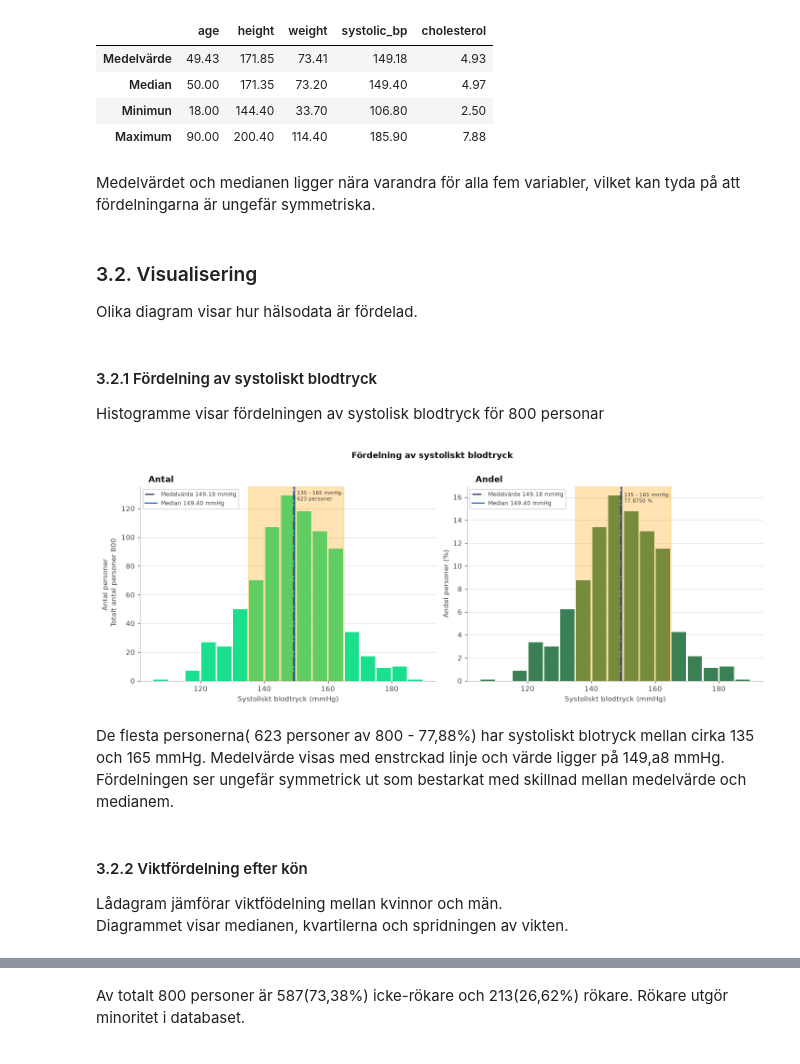
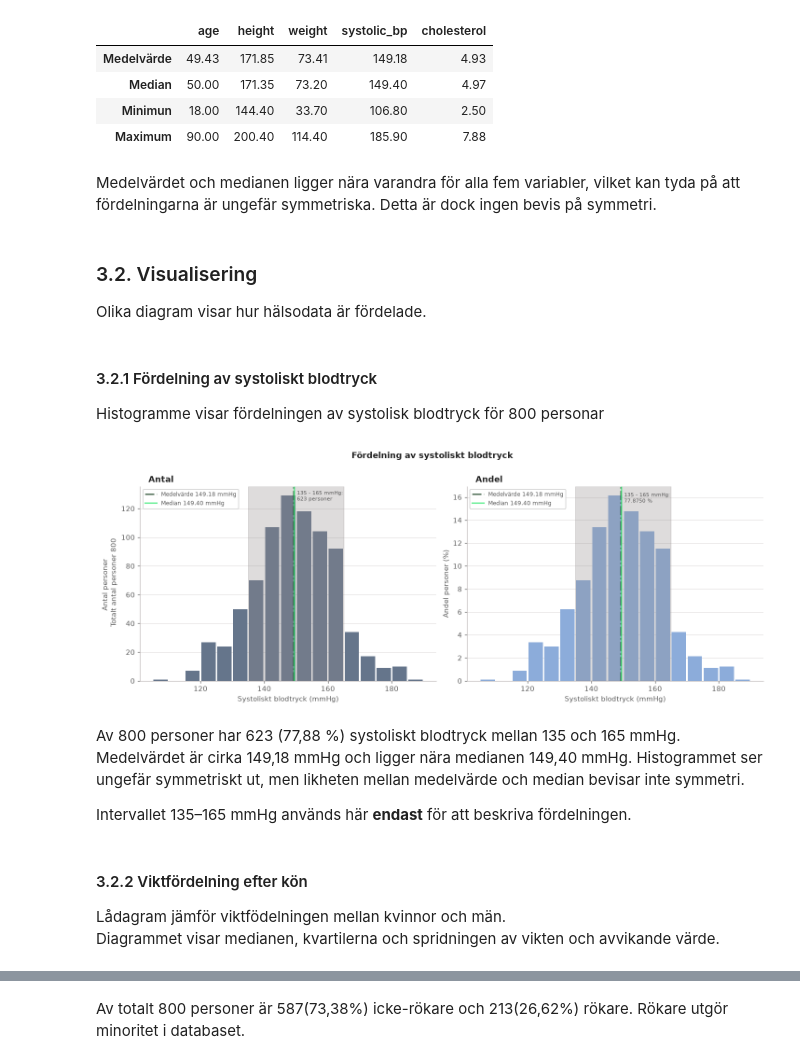
Before and after one commit to Yttak82/health_analysis, a Jupyter notebook: notebooks/analysis.ipynb, the cells around one changed output, grey strips where cells are left out. Drawn from its saved outputs; the diff is of its cells as text; code cells hidden in the pictures.

```diff
--- a/notebooks/analysis.ipynb
+++ b/notebooks/analysis.ipynb
@@ -56,16 +53,17 @@ POWER_SAMPLE_SIZE = [100, 200, 400, 800, 1600, 3200]
 ### 1.5. Färgpalett och figurstil för visualisering
 # %%
 COLORS = {
-    "blood_pressure": "#1ADF8D",
-    "blood_pressure_light": "#3B8055",
-    "non_smoker": "#8A8029",
-    "smoker": "#05565F",
-    "female": "#805392",
-    "male": "#478D47",
-    "reference": "#140F3D",
-    "reference_m": "#0648AA",
-    "ink": "#070A00",
-    "muted": "#423F40",
+    "blood_pressure": "#65758B",
+    "blood_pressure_light": "#8CACDA",
+    "non_smoker": "#446A79",
+    "smoker": "#82644B",
+    "female": "#96C996",
+    "male": "#578A57",
+    "reference": "#153D1E",
+    "reference_m": "#34EB71",
+    "ink": "#202020",
+    "muted": "#595959",
+    "text": "#E5FAC4",
 }
 
 SMOKING_COLORS = {"No": COLORS["non_smoker"], "Yes": COLORS["smoker"]}
@@ -236,11 +236,11 @@ display(calculate_columns.round(2))
 | Minimun | 18.00 | 144.40 | 33.70 | 106.80 | 2.50 |
 | Maximum | 90.00 | 200.40 | 114.40 | 185.90 | 7.88 |
 # %% [markdown]
-Medelvärdet och medianen ligger nära varandra för alla fem variabler, vilket kan tyda på att fördelningarna är ungefär symmetriska.
+Medelvärdet och medianen ligger nära varandra för alla fem variabler, vilket kan tyda på att fördelningarna är ungefär symmetriska. Detta är dock ingen bevis på symmetri.
 # %% [markdown]
 ### 3.2. Visualisering
 
-Olika diagram visar hur hälsodata är fördelad.
+Olika diagram visar hur hälsodata är fördelade.
 # %% [markdown]
 #### 3.2.1 Fördelning av systoliskt blodtryck
 
@@ -250,47 +250,52 @@ Histogramme visar fördelningen av systolisk blodtryck för 800 personar
 bp_bin_width = 5
 bp_bins = np.arange(
     np.floor(bp_values.min() / bp_bin_width) * bp_bin_width,
     np.ceil(bp_values.max() / bp_bin_width) * bp_bin_width + bp_bin_width,
     bp_bin_width,
 )
 
 bp_hist_counts, _ = np.histogram(bp_values, bins=bp_bins)
 bp_hist_percent = bp_hist_counts / bp_count * 100
 bp_bin_centers = (bp_bins[:-1] + bp_bins[1:]) / 2
 
 bp_selected = bp_values.between(135, 165)
 bp_selected_count = bp_selected.sum()
 bp_selected_perdent = bp_selected.mean() * 100
 
 
 fig_bp, axes_bp = plt.subplots(1, 2, figsize=(13, 5), layout="constrained")
 for axis, values, color, subtitle, ylabel in [
     (axes_bp[0], bp_hist_counts, COLORS["blood_pressure"], "   Antal", f"Antal personer \n Totalt antal personer {bp_count}"),
     (axes_bp[1], bp_hist_percent, COLORS["blood_pressure_light"], "   Andel", "Andel personer (%)"),
 ]:
     axis.bar(bp_bin_centers, values, width=bp_bin_width * 0.90, color=color)
-    axis.axvspan(135, 165, color="orange", alpha=0.3)
-    axis.axvline(bp_mean, color=COLORS["reference"], linestyle="-.", alpha=0.75, linewidth=2, label=f"Medelvärde {bp_mean:.2f} mmHg")
-    axis.axvline(bp_median, color=COLORS["reference_m"], linestyle="-", alpha=0.7, linewidth=2, label=f"Median {bp_median:.2f} mmHg")
+    axis.axvspan(135, 165, color="#928B8B", alpha=0.3)
+    axis.axvline(bp_mean, color=COLORS["reference"], linestyle="-.",
+                  alpha=0.75, linewidth=2, label=f"Medelvärde {bp_mean:.2f} mmHg")
+    axis.axvline(bp_median, color=COLORS["reference_m"], linestyle="-",
+                  alpha=0.7, linewidth=2, label=f"Median {bp_median:.2f} mmHg")
     axis.set_title(subtitle, loc="left")
     axis.set(xlabel="Systoliskt blodtryck (mmHg)", ylabel=ylabel)
     axis.legend(loc="upper left")
     style_axis(axis)
 
-axes_bp[0].text(0.53, 0.98, f"135 - 165 mmHg: \n{bp_selected_count} personer ", transform=axes_bp[0].transAxes, va="top", color=COLORS["muted"], fontsize=7)
-axes_bp[1].text(0.53, 0.97, f"135 - 165 mmHg: \n{bp_selected_perdent:.4f} %", transform=axes_bp[1].transAxes, va="top", color=COLORS["muted"], fontsize=7)
+axes_bp[0].text(0.53, 0.98, f"135 - 165 mmHg: \n{bp_selected_count} personer ",
+                 transform=axes_bp[0].transAxes, va="top", color=COLORS["muted"], fontsize=7)
+axes_bp[1].text(0.53, 0.97, f"135 - 165 mmHg: \n{bp_selected_perdent:.4f} %",
+                 transform=axes_bp[1].transAxes, va="top", color=COLORS["muted"], fontsize=7)
 fig_bp.suptitle("Fördelning av systoliskt blodtryck\n", fontweight="bold")
 plt.show()
 # %% [output]
-[figure, old version]
+[figure, new version]
 # %% [markdown]
-De flesta personerna( 623 personer av 800 - 77,88%) har systoliskt blotryck mellan cirka 135 och 165 mmHg. Medelvärde visas med enstrckad linje och värde ligger på 149,a8 mmHg.
-Fördelningen ser ungefär symmetrick ut som bestarkat med skillnad mellan medelvärde och medianem.
+Av 800 personer har 623 (77,88 %) systoliskt blodtryck mellan 135 och 165 mmHg. Medelvärdet är cirka 149,18 mmHg och ligger nära medianen 149,40 mmHg. Histogrammet ser ungefär symmetriskt ut, men likheten mellan medelvärde och median bevisar inte symmetri.
+
+Intervallet 135–165 mmHg används här **endast** för att beskriva fördelningen.
 # %% [markdown]
 #### 3.2.2 Viktfördelning efter kön
 
-Lådagram jämförar viktfödelning mellan kvinnor och män.
-Diagrammet visar medianen, kvartilerna och spridningen av vikten.
+Lådagram jämför viktfödelningen mellan kvinnor och män.
+Diagrammet visar medianen, kvartilerna och spridningen av vikten och avvikande värde.
 # %%
 median_weight_by_sex = df.groupby("sex")["weight"].median()
 weight_groups = [df.loc[df["sex"] == sex, "weight"].dropna() for sex in SEX_COLUMN]
```
Also changed, not shown: parts of 33 cells of this notebook.
